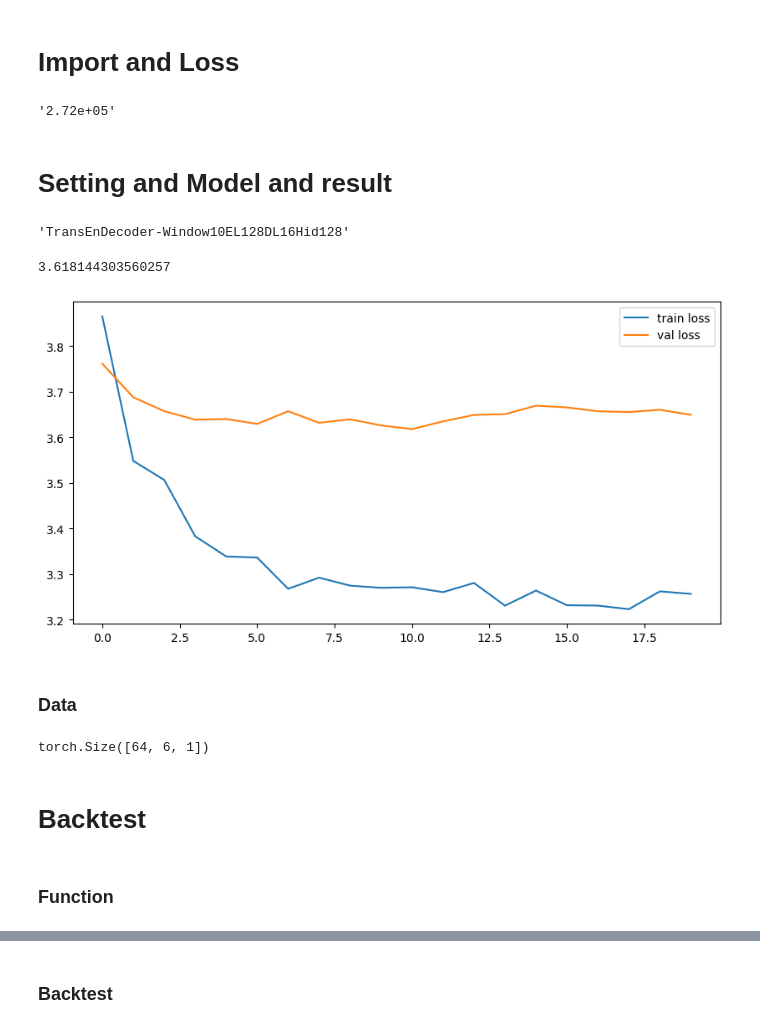
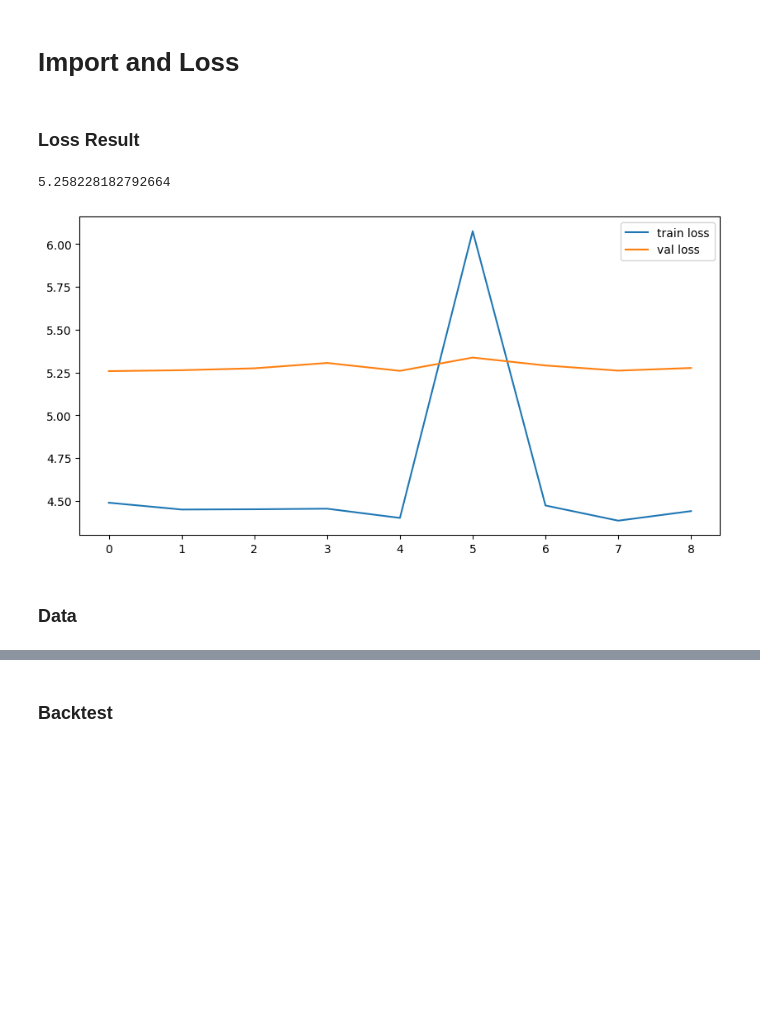
Before and after one commit to KJJHHH/Stocks, a Jupyter notebook: Stock_Individual_Transformer/Model-Transformer/Result.ipynb, the cells around one changed output, grey strips where cells are left out. Saved outputs shown, nothing was run; the diff lists cells and outputs as text; code cells hidden in the pictures; blank space fills up the shorter version.

```diff
--- a/Stock_Individual_Transformer/Model-Transformer/Result.ipynb
+++ b/Stock_Individual_Transformer/Model-Transformer/Result.ipynb
@@ -25,83 +23,27 @@ short = False
-# %%
-device = torch.device('cuda' if torch.cuda.is_available() else 'cpu')
-end_date = '2024-12-31'
-
-model = TransformerEncoderDecoder(num_class=num_class).to(device)
-Model = model.model_type
-
-total_params = sum(p.numel() for p in model.parameters() if p.requires_grad)
-"{:.2e}".format(total_params)
-# %% [output]
-'2.72e+05'
-# %% [markdown]
-# Setting and Model and result
-# %%
-Model
-# %% [output]
-'TransEnDecoder-Window10EL128DL16Hid128'
+# %% [markdown]
+### Loss Result
 # %%
 with open(f'Temp/{Model}_class{num_class}_{stock_symbol}_LastTrainInfo.pk', 'rb') as f:
     infos = pickle.load(f)
     print(infos['min val loss'])
 
 with open(f'Temp/{Model}_class{num_class}_{stock_symbol}_TrainValHistLoss.pk', 'rb') as f:
     results = pickle.load(f)
     train_loss = results['train']
     val_loss = results['valid']
 
-file_path = 'Model_Result/min_loss.json'
-with open(file_path, 'a') as file:
+with open('Model_Result/min_loss.json', 'a') as file:
     import json
     json.dump({f'{Model}_class{num_class}_{stock_symbol}': infos['min val loss']}, file)
     file.write('\n')
+
+plt.figure(figsize=(10, 5))
+plt.plot(train_loss[:], label='train loss')
+plt.plot(val_loss[:], label='val loss')
+plt.legend()
+plt.show()
 # %% [output]
-3.618144303560257
+5.258228182792664
+[figure, added]
-# %%
-plt.figure(figsize=(10, 5))
-plt.plot(train_loss[:], label='train loss')
-plt.plot(val_loss[:], label='val loss')
-plt.legend()
-plt.show()
-# %% [output]
-[figure, removed]
 # %% [markdown]
 ### Data
-# %%
-if num_class == 2:
-    with open('../DataLoader/dataloader.pk', 'rb') as f:
-        data = pickle.load(f)
-    validloader = data['validloader']
-    testloader = data['testloader']
-elif num_class == 1:
-    with open('../DataLoader/dataloader_1.pk', 'rb') as f:
-        data = pickle.load(f)
-    validloader = data['validloader']
-    testloader = data['testloader']
-with open('../DataLoader/dates.pk', 'rb') as f:
-    dates = pickle.load(f)
-with open('../DataLoader/data_clean.pk', 'rb') as f:
-    df = pickle.load(f)
-with open('../DataLoader/src.pk', 'rb') as f:
-    src = pickle.load(f)
-
-date_test = dates['test']
-src = src.permute(0, 2, 1).to(device)
-
-# ====================
-# Valid
-x_valid = []
-for x, y in validloader:
-    x_valid.append(x)
-x_valid = torch.cat(x_valid, dim = 0)
-
-# ====================
-# Check
-for x, y in testloader:
-    print(x.shape)
-    break
-# %% [output]
-torch.Size([64, 6, 1])
-# %% [markdown]
-# Backtest
-# %% [markdown]
-### Function
```
Also changed, not shown: parts of 10 cells of this notebook, 17 other files.
